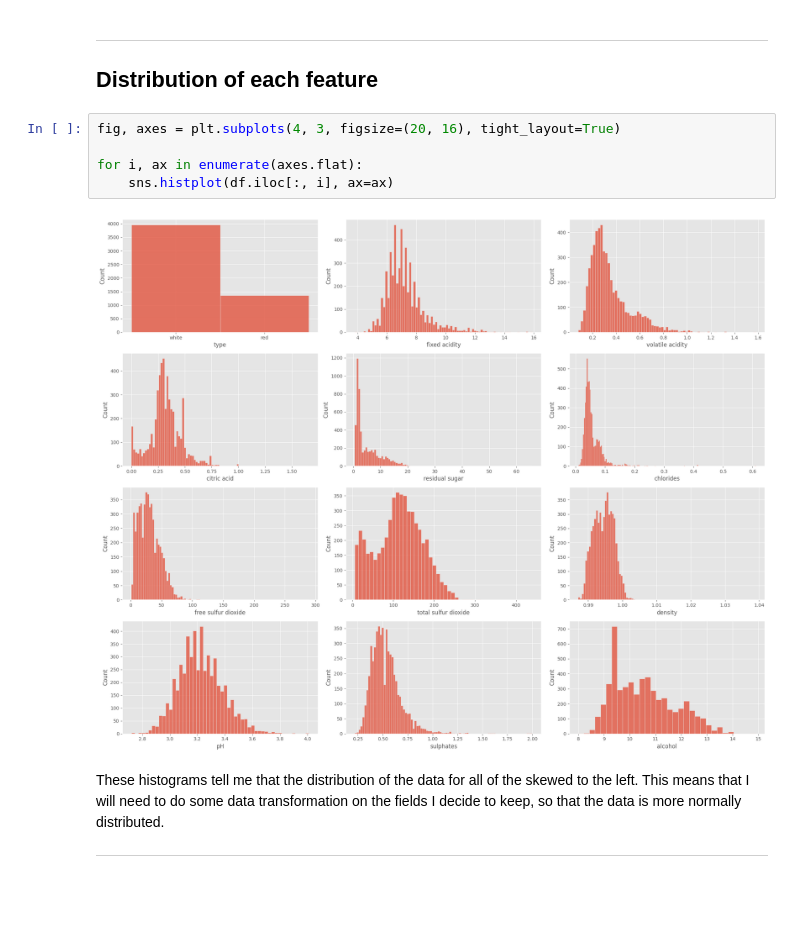
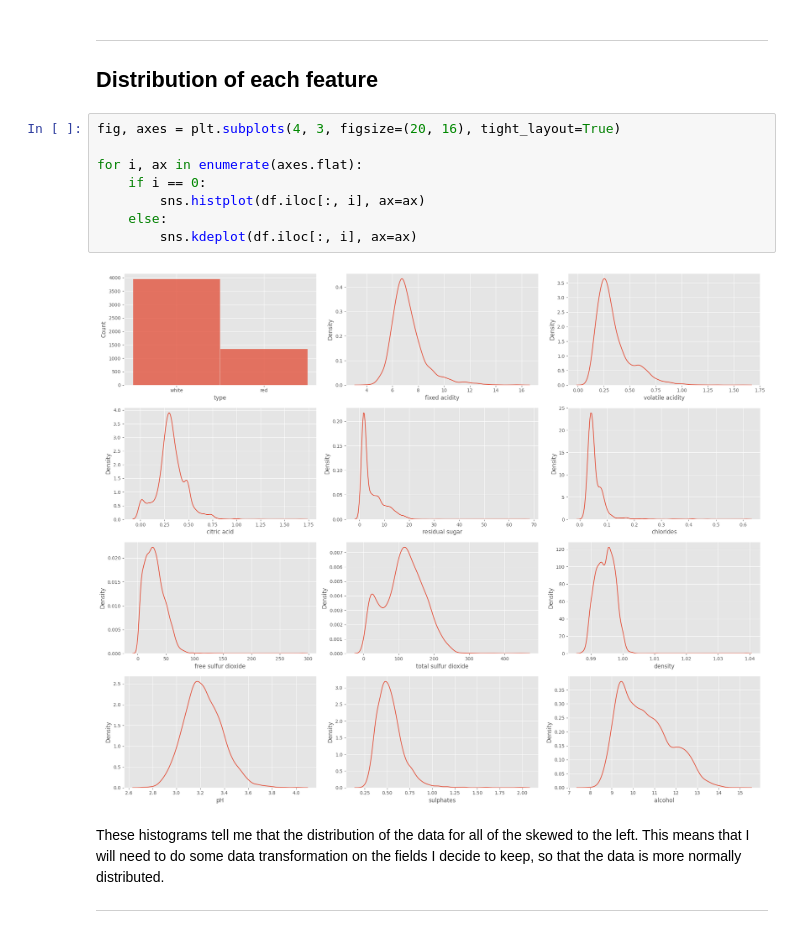
Before and after one commit to zS1L3NT/mldp, a Jupyter notebook: main.ipynb, the cells around one changed output. Cells and saved outputs as stored; diff of their text form; blank space fills up the shorter version.

```diff
--- a/main.ipynb
+++ b/main.ipynb
@@ -108,10 +108,13 @@ df.describe(include="object")
 # %%
 fig, axes = plt.subplots(4, 3, figsize=(20, 16), tight_layout=True)
 
 for i, ax in enumerate(axes.flat):
-    sns.histplot(df.iloc[:, i], ax=ax)
+    if i == 0:
+        sns.histplot(df.iloc[:, i], ax=ax)
+    else:
+        sns.kdeplot(df.iloc[:, i], ax=ax)
 # %% [output]
-[figure, old version]
+[figure, new version]
 # %% [markdown]
 These histograms tell me that the distribution of the data for all of the skewed to the left. This means that I will need to do some data transformation on the fields I decide to keep, so that the data is more normally distributed.
 
```
Also changed, not shown: parts of 43 cells of this notebook.
